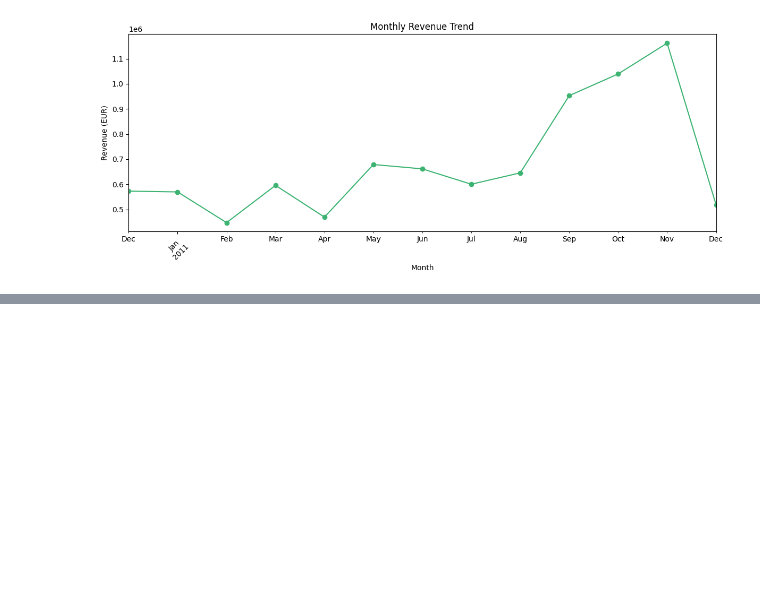
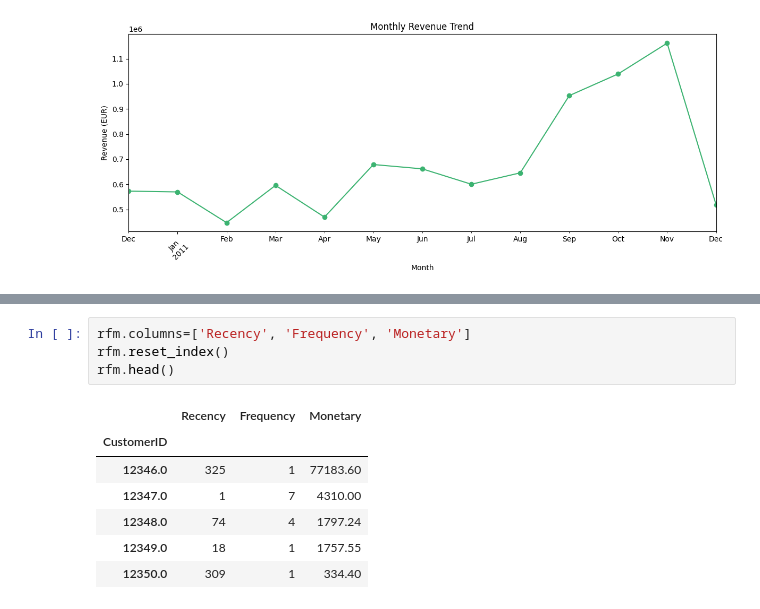
Before and after one commit to harshini-engg/ecommerce-sales-analysis, a Jupyter notebook: Ecommerce_Sales_Analysis.ipynb, the cells around one changed output, grey strips where cells are left out. Drawn from its saved outputs; the diff is of its cells as text; blank space fills up the shorter version.

```diff
--- a/Ecommerce_Sales_Analysis.ipynb
+++ b/Ecommerce_Sales_Analysis.ipynb
@@ -150,0 +182,12 @@ plt.show()
+# %%
+rfm.columns=['Recency', 'Frequency', 'Monetary']
+rfm.reset_index()
+rfm.head()
+# %% [output]
+|  | Recency | Frequency | Monetary |
+| CustomerID |  |  |  |
+| 12346.0 | 325 | 1 | 77183.60 |
+| 12347.0 | 1 | 7 | 4310.00 |
+| 12348.0 | 74 | 4 | 1797.24 |
+| 12349.0 | 18 | 1 | 1757.55 |
+| 12350.0 | 309 | 1 | 334.40 |
```
Also changed, not shown: parts of 6 cells of this notebook.
